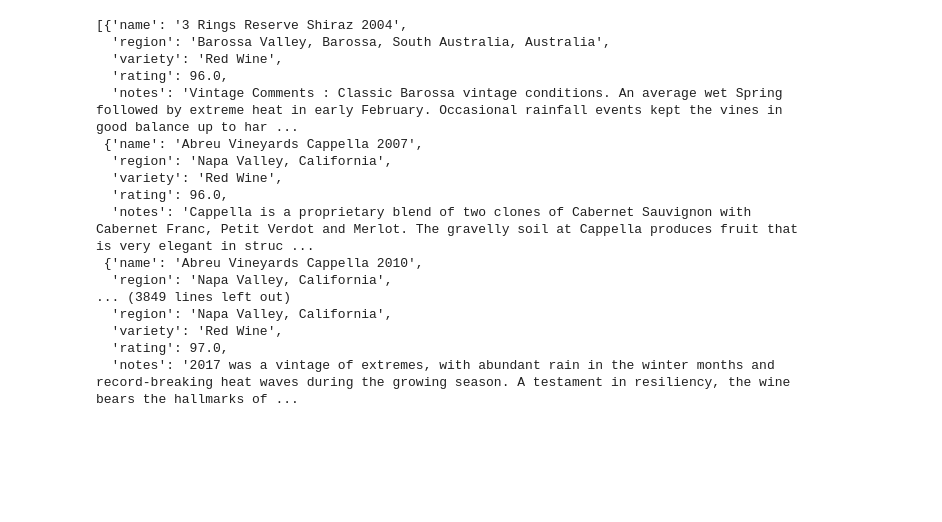
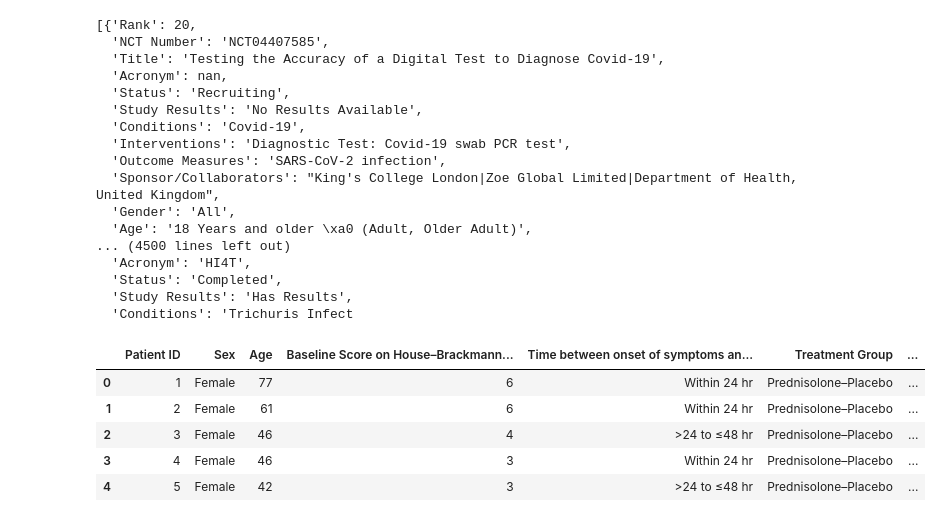
Before and after one commit to necibeahat/Retrieval-Augmentation-Generation, a Jupyter notebook: data-load.ipynb, the cells around one changed output. Cells and saved outputs as stored; diff of their text form; code cells hidden in the pictures; blank space fills up the shorter version.

```diff
--- a/data-load.ipynb
+++ b/data-load.ipynb
@@ -35,22 +56,22 @@ df.describe()
 # %%
 ## Convert dataframe to dictionary as a preparation to create the embedding (vectorised data).
 ## The data is stored in key-value format
-df.to_dict('records')
+df_CT_cancer.to_dict('records')
 # %% [output]
-[{'name': '3 Rings Reserve Shiraz 2004',
-  'region': 'Barossa Valley, Barossa, South Australia, Australia',
-  'variety': 'Red Wine',
-  'rating': 96.0,
-  'notes': 'Vintage Comments : Classic Barossa vintage conditions. An average wet Spring followed by extreme heat in early February. Occasional rainfall events kept the vines in good balance up to har ...
- {'name': 'Abreu Vineyards Cappella 2007',
-  'region': 'Napa Valley, California',
-  'variety': 'Red Wine',
-  'rating': 96.0,
-  'notes': 'Cappella is a proprietary blend of two clones of Cabernet Sauvignon with Cabernet Franc, Petit Verdot and Merlot. The gravelly soil at Cappella produces fruit that is very elegant in struc ...
- {'name': 'Abreu Vineyards Cappella 2010',
-  'region': 'Napa Valley, California',
-... (3849 lines left out)
-  'region': 'Napa Valley, California',
-  'variety': 'Red Wine',
-  'rating': 97.0,
-  'notes': '2017 was a vintage of extremes, with abundant rain in the winter months and record-breaking heat waves during the growing season. A testament in resiliency, the wine bears the hallmarks of ...
+[{'Rank': 20,
+  'NCT Number': 'NCT04407585',
+  'Title': 'Testing the Accuracy of a Digital Test to Diagnose Covid-19',
+  'Acronym': nan,
+  'Status': 'Recruiting',
+  'Study Results': 'No Results Available',
+  'Conditions': 'Covid-19',
+  'Interventions': 'Diagnostic Test: Covid-19 swab PCR test',
+  'Outcome Measures': 'SARS-CoV-2 infection',
+  'Sponsor/Collaborators': "King's College London|Zoe Global Limited|Department of Health, United Kingdom",
+  'Gender': 'All',
+  'Age': '18 Years and older \xa0 (Adult, Older Adult)',
+... (4500 lines left out)
+  'Acronym': 'HI4T',
+  'Status': 'Completed',
+  'Study Results': 'Has Results',
+  'Conditions': 'Trichuris Infect
@@ -60 +78,12 @@ df = df[df['variety'].notna()]
+# %%
+## load the eligibility criteria for clinical trial data set from file to dataframe for analysis
+df_PatintEC = pd.read_csv('./data/Bells_Palsy_Clinical_Trial.csv')
+df_PatintEC.head()
+# %% [output]
+|  | Patient ID | Sex | Age | Baseline Score on House–Brackmann... | Time between onset of symptoms an... | Treatment Group | ... |
+| 0 | 1 | Female | 77 | 6 | Within 24 hr | Prednisolone–Placebo | ... |
+| 1 | 2 | Female | 61 | 6 | Within 24 hr | Prednisolone–Placebo | ... |
+| 2 | 3 | Female | 46 | 4 | >24 to ≤48 hr | Prednisolone–Placebo | ... |
+| 3 | 4 | Female | 46 | 3 | Within 24 hr | Prednisolone–Placebo | ... |
+| 4 | 5 | Female | 42 | 3 | >24 to ≤48 hr | Prednisolone–Placebo | ... |
 # %%
```
Also changed, not shown: parts of 10 cells of this notebook, 1 other file.
